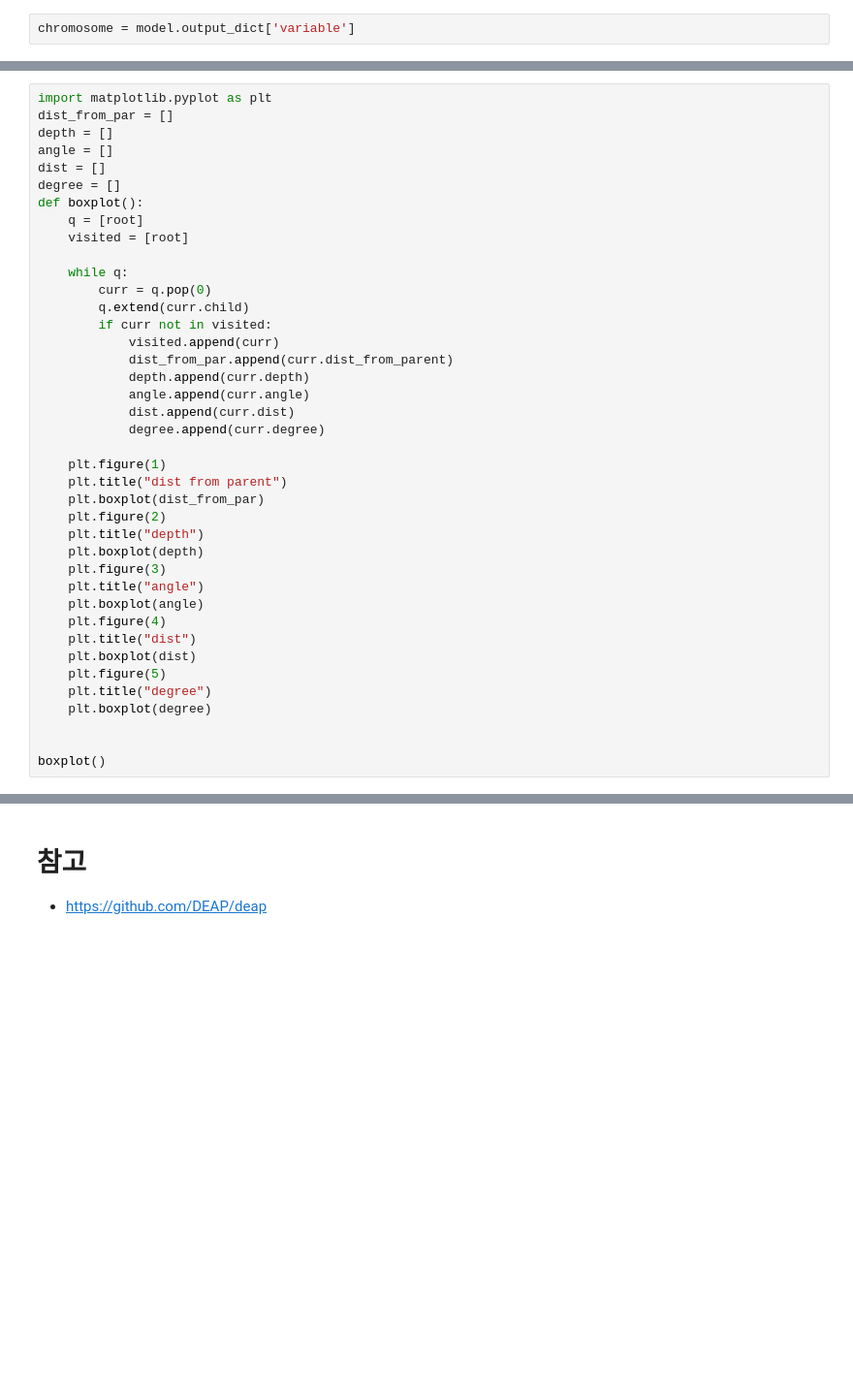
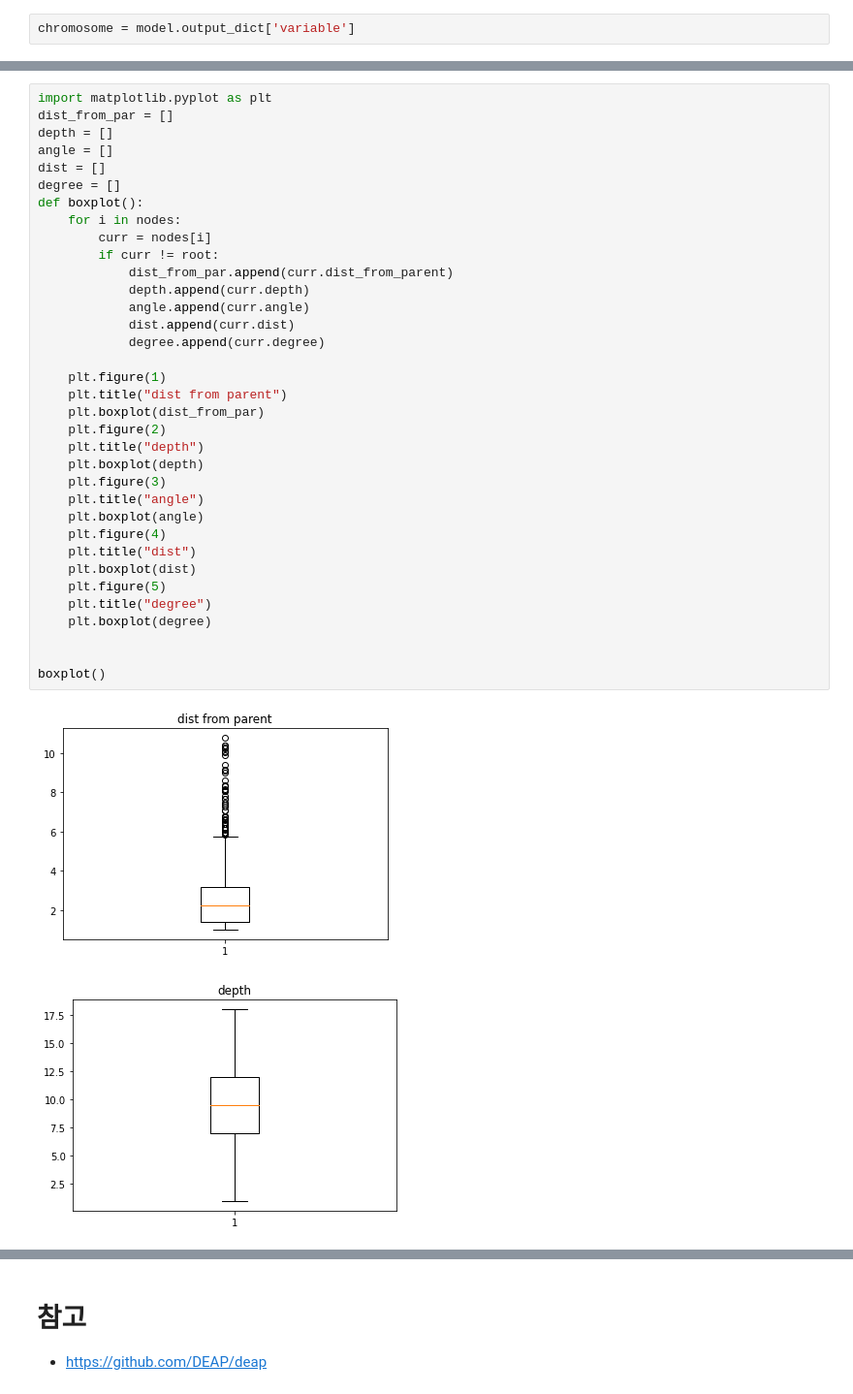
Before and after one commit to kgill9103/MLDLTreeProject, a Jupyter notebook: ky.ipynb, the cells around one changed output, grey strips where cells are left out. Shown: that part at 97% size. Cells and saved outputs as stored; diff of their text form; blank space fills up the shorter version.

```diff
--- a/ky.ipynb
+++ b/ky.ipynb
@@ -275,38 +240,36 @@ import matplotlib.pyplot as plt
 dist_from_par = []
 depth = []
 angle = []
 dist = []
 degree = []
 def boxplot():
-    q = [root]
-    visited = [root]
-
-    while q:
-        curr = q.pop(0)
-        q.extend(curr.child)
-        if curr not in visited:
-            visited.append(curr)
+    for i in nodes:
+        curr = nodes[i]
+        if curr != root:
             dist_from_par.append(curr.dist_from_parent)
             depth.append(curr.depth)
             angle.append(curr.angle)
             dist.append(curr.dist)
             degree.append(curr.degree)
 
     plt.figure(1)
     plt.title("dist from parent")
     plt.boxplot(dist_from_par)
     plt.figure(2)
     plt.title("depth")
     plt.boxplot(depth)
     plt.figure(3)
     plt.title("angle")
     plt.boxplot(angle)
     plt.figure(4)
     plt.title("dist")
     plt.boxplot(dist)
     plt.figure(5)
     plt.title("degree")
     plt.boxplot(degree)
 
 
 boxplot()
+# %% [output]
+[figure, added]
+[figure, added]
```
Also changed, not shown: parts of 16 cells of this notebook, 1 other file.
